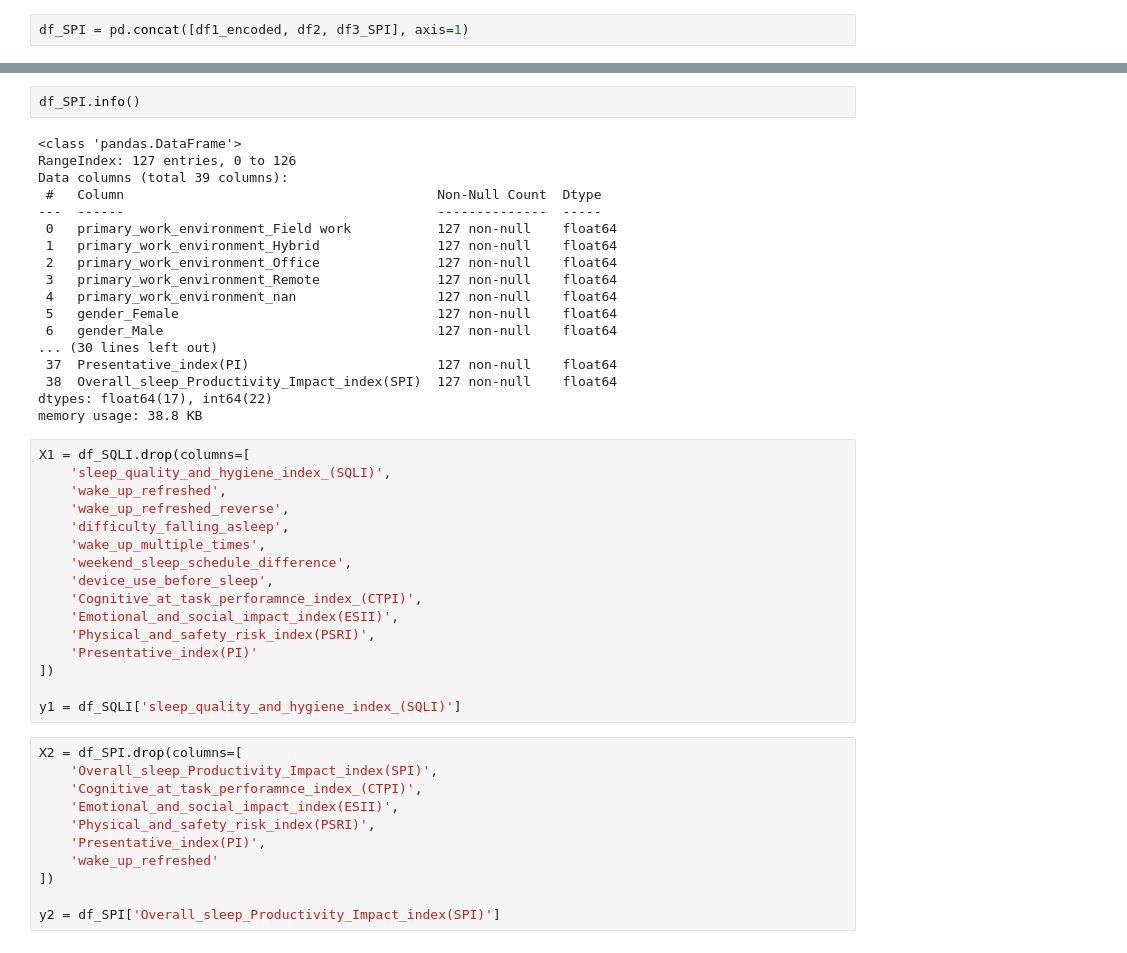
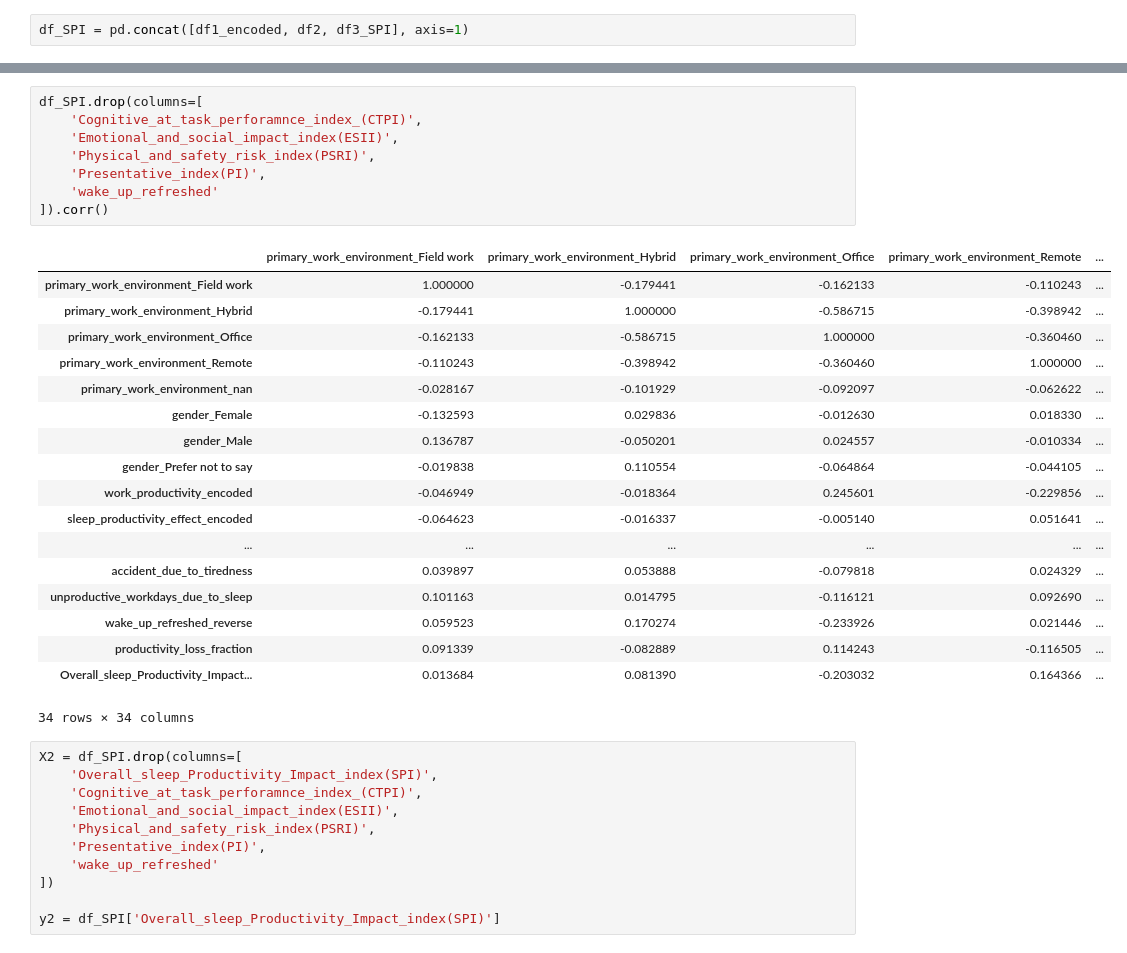
Before and after one commit to Mina-Makram-001/2B_Data_Science_Portfolio, a Jupyter notebook: Task_3_(Train_3_Classification_ML_Models)/7_ML2.ipynb, the cells around one changed output, grey strips where cells are left out. Drawn from its saved outputs; the diff is of its cells as text.

Commit message:
week2_task3 (done)

```diff
--- a/Task_3_(Train_3_Classification_ML_Models)/6_ML.ipynb
+++ b/Task_3_(Train_3_Classification_ML_Models)/7_ML2.ipynb
@@ -419,39 +342,30 @@ memory usage: 38.8 KB
-# %%
-df_SPI.info()
-# %% [output]
-<class 'pandas.DataFrame'>
-RangeIndex: 127 entries, 0 to 126
-Data columns (total 39 columns):
- #   Column                                        Non-Null Count  Dtype
----  ------                                        --------------  -----
- 0   primary_work_environment_Field work           127 non-null    float64
- 1   primary_work_environment_Hybrid               127 non-null    float64
- 2   primary_work_environment_Office               127 non-null    float64
- 3   primary_work_environment_Remote               127 non-null    float64
- 4   primary_work_environment_nan                  127 non-null    float64
- 5   gender_Female                                 127 non-null    float64
- 6   gender_Male                                   127 non-null    float64
-... (30 lines left out)
- 37  Presentative_index(PI)                        127 non-null    float64
- 38  Overall_sleep_Productivity_Impact_index(SPI)  127 non-null    float64
-dtypes: float64(17), int64(22)
-memory usage: 38.8 KB
-# %%
-X1 = df_SQLI.drop(columns=[
-    'sleep_quality_and_hygiene_index_(SQLI)',
-    'wake_up_refreshed',
-    'wake_up_refreshed_reverse',
-    'difficulty_falling_asleep',
-    'wake_up_multiple_times',
-    'weekend_sleep_schedule_difference',
-    'device_use_before_sleep',
-    'Cognitive_at_task_perforamnce_index_(CTPI)',
-    'Emotional_and_social_impact_index(ESII)',
-    'Physical_and_safety_risk_index(PSRI)',
-    'Presentative_index(PI)'
-])
-
-y1 = df_SQLI['sleep_quality_and_hygiene_index_(SQLI)']
+# %%
+df_SPI.drop(columns=[
+    'Cognitive_at_task_perforamnce_index_(CTPI)',
+    'Emotional_and_social_impact_index(ESII)',
+    'Physical_and_safety_risk_index(PSRI)',
+    'Presentative_index(PI)',
+    'wake_up_refreshed'
+]).corr()
+# %% [output]
+|  | primary_work_environment_Field work | primary_work_environment_Hybrid | primary_work_environment_Office | primary_work_environment_Remote | ... |
+| primary_work_environment_Field work | 1.000000 | -0.179441 | -0.162133 | -0.110243 | ... |
+| primary_work_environment_Hybrid | -0.179441 | 1.000000 | -0.586715 | -0.398942 | ... |
+| primary_work_environment_Office | -0.162133 | -0.586715 | 1.000000 | -0.360460 | ... |
+| primary_work_environment_Remote | -0.110243 | -0.398942 | -0.360460 | 1.000000 | ... |
+| primary_work_environment_nan | -0.028167 | -0.101929 | -0.092097 | -0.062622 | ... |
+| gender_Female | -0.132593 | 0.029836 | -0.012630 | 0.018330 | ... |
+| gender_Male | 0.136787 | -0.050201 | 0.024557 | -0.010334 | ... |
+| gender_Prefer not to say | -0.019838 | 0.110554 | -0.064864 | -0.044105 | ... |
+| work_productivity_encoded | -0.046949 | -0.018364 | 0.245601 | -0.229856 | ... |
+| sleep_productivity_effect_encoded | -0.064623 | -0.016337 | -0.005140 | 0.051641 | ... |
+| ... | ... | ... | ... | ... | ... |
+| accident_due_to_tiredness | 0.039897 | 0.053888 | -0.079818 | 0.024329 | ... |
+| unproductive_workdays_due_to_sleep | 0.101163 | 0.014795 | -0.116121 | 0.092690 | ... |
+| wake_up_refreshed_reverse | 0.059523 | 0.170274 | -0.233926 | 0.021446 | ... |
+| productivity_loss_fraction | 0.091339 | -0.082889 | 0.114243 | -0.116505 | ... |
+| Overall_sleep_Productivity_Impact... | 0.013684 | 0.081390 | -0.203032 | 0.164366 | ... |
+34 rows × 34 columns
 # %%
 X2 = df_SPI.drop(columns=[
     'Overall_sleep_Productivity_Impact_index(SPI)',
```
Also changed, not shown: parts of 25 cells of this notebook, 1 other file.
